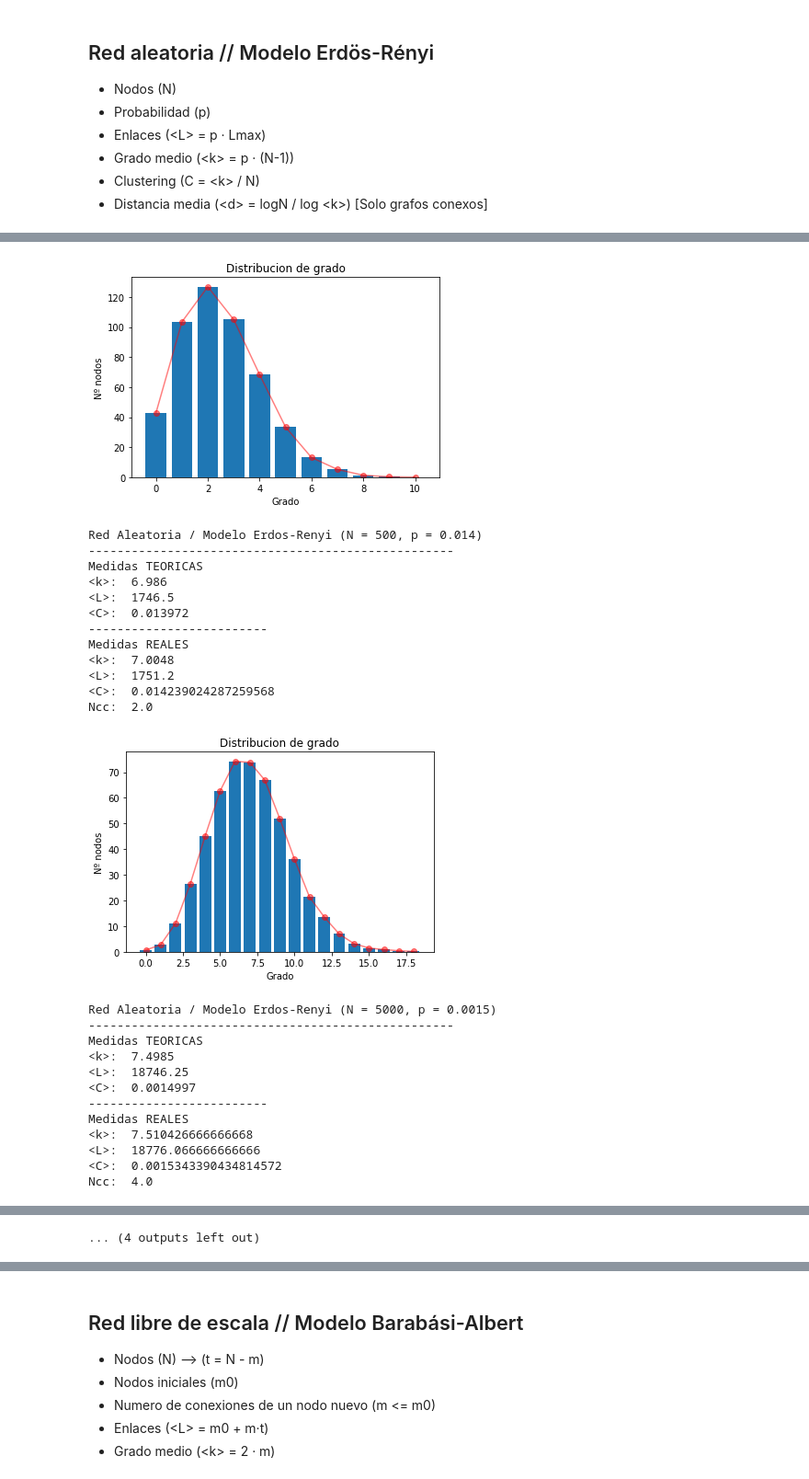
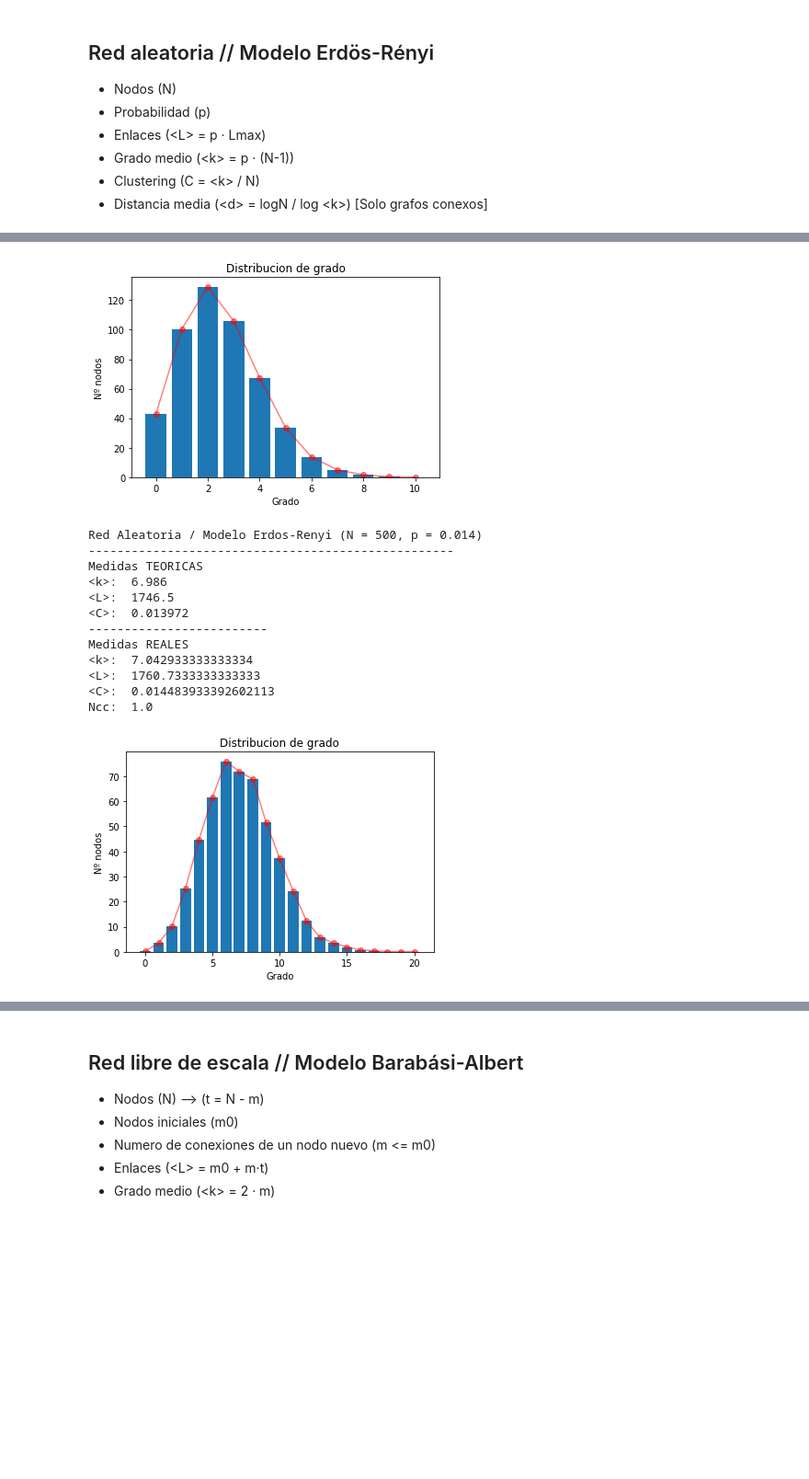
Before and after one commit to pablodll/Social-Network-Analisys, a Jupyter notebook: Practica 2/Untitled.ipynb, the cells around one changed output, grey strips where cells are left out. Shown: that part at 92% size. Drawn from its saved outputs; the diff is of its cells as text; code cells hidden in the pictures; blank space fills up the shorter version.

```diff
--- a/Practica 2/Untitled.ipynb
+++ b/Practica 2/Untitled.ipynb
@@ -74,7 +74,7 @@ def estudio_red_ER(N_list, P_list):
             plt.xlabel("Grado")
             plt.show()
 # %%
-estudio_red_ER([500, 5000], [0.0015, 0.002, 0.005, 0.014])
+estudio_red_ER([500], [0.0015, 0.002, 0.005, 0.014])
 # %% [output]
 Red Aleatoria / Modelo Erdos-Renyi (N = 500, p = 0.0015)
 ---------------------------------------------------
@@ -117,26 +117,14 @@ Ncc:  50.0
-[figure, old version]
+[figure, new version]
 Red Aleatoria / Modelo Erdos-Renyi (N = 500, p = 0.014)
 ---------------------------------------------------
 Medidas TEORICAS
 <k>:  6.986
 <L>:  1746.5
 <C>:  0.013972
 -------------------------
 Medidas REALES
-<k>:  7.0048
-<L>:  1751.2
-<C>:  0.014239024287259568
-Ncc:  2.0
+<k>:  7.042933333333334
+<L>:  1760.7333333333333
+<C>:  0.014483933392602113
+Ncc:  1.0
-[figure, old version]
+[figure, new version]
-Red Aleatoria / Modelo Erdos-Renyi (N = 5000, p = 0.0015)
----------------------------------------------------
-Medidas TEORICAS
-<k>:  7.4985
-<L>:  18746.25
-<C>:  0.0014997
--------------------------
-Medidas REALES
-<k>:  7.510426666666668
-<L>:  18776.066666666666
-<C>:  0.0015343390434814572
-Ncc:  4.0
@@ -157 +130,0 @@ Ncc:  1.0
-... (4 outputs left out)
```
Also changed, not shown: parts of 4 cells of this notebook.
